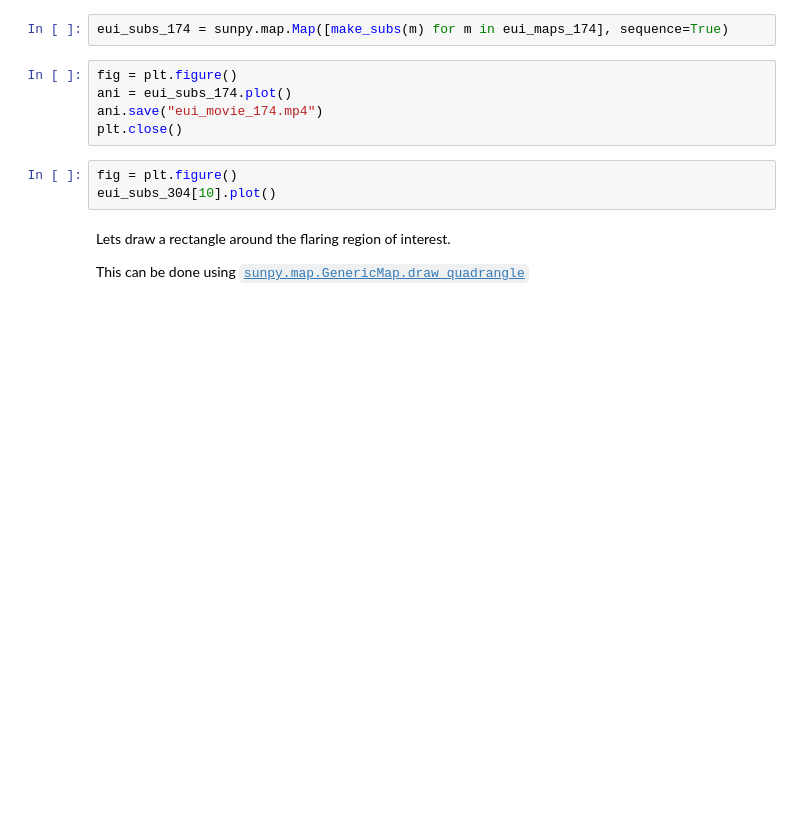
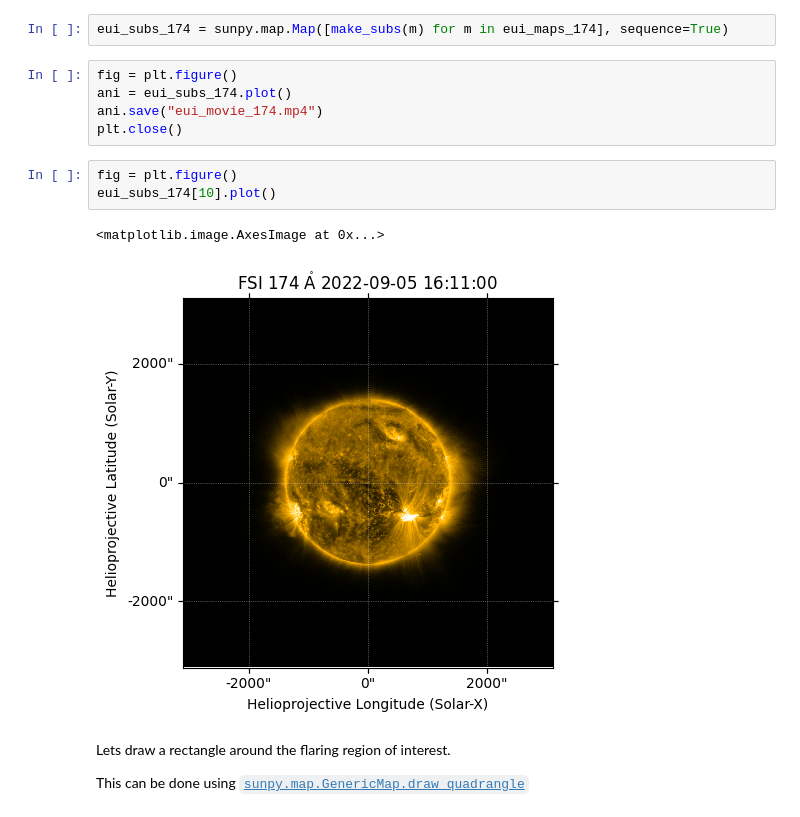
Before and after one commit to SolarOrbiterWorkshop/solo_workshop_gsfc, a Jupyter notebook: solo_workshop_gsfc_tutorial_oct2023.ipynb, the cells around one changed output. Cells and saved outputs as stored; diff of their text form; blank space fills up the shorter version.

```diff
--- a/solo_workshop_gsfc_tutorial_oct2023.ipynb
+++ b/solo_workshop_gsfc_tutorial_oct2023.ipynb
@@ -306,7 +477,10 @@ ani.save("eui_movie_174.mp4")
 plt.close()
 # %%
 fig = plt.figure()
-eui_subs_304[10].plot()
+eui_subs_174[10].plot()
+# %% [output]
+<matplotlib.image.AxesImage at 0x...>
+[figure, added]
 # %% [markdown]
 Lets draw a rectangle around the flaring region of interest.
 
```
Also changed, not shown: parts of 51 cells of this notebook, 1 other file.
